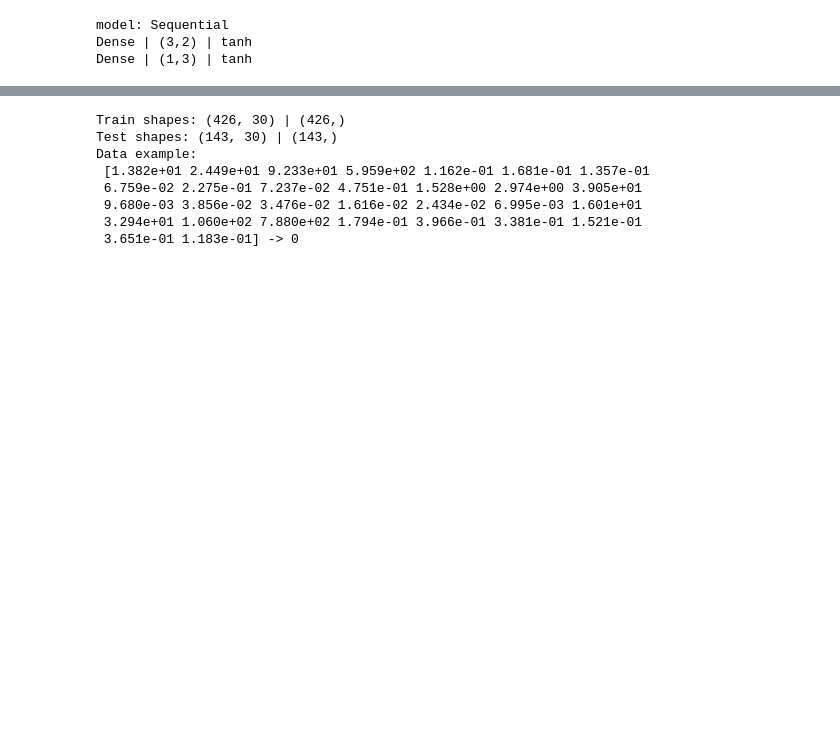
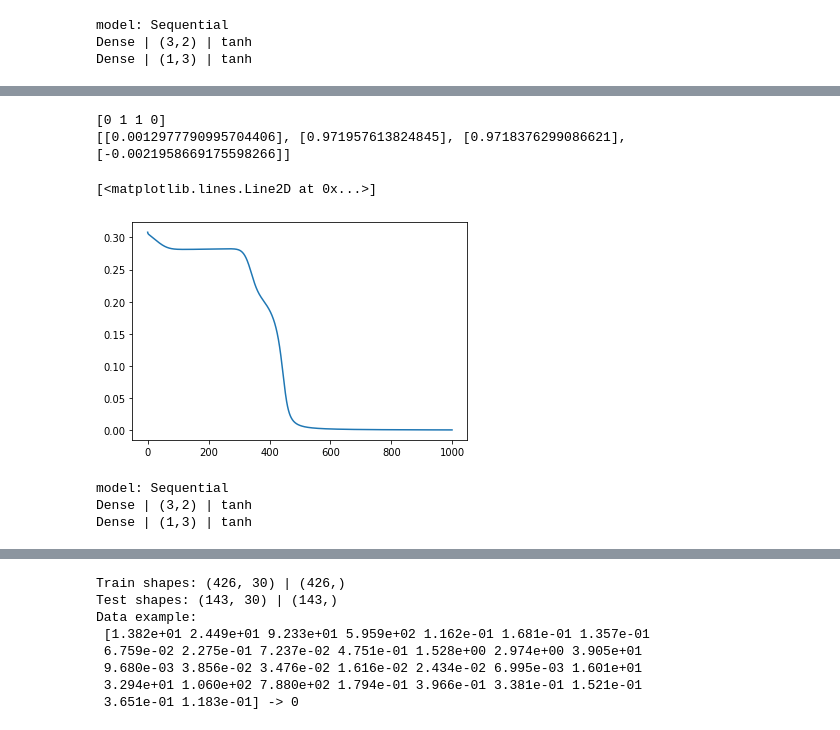
Before and after one commit to kuweg/purenn, a Jupyter notebook: pure_nn.ipynb, the cells around one changed output, grey strips where cells are left out. Cells and saved outputs as stored; diff of their text form; code cells hidden in the pictures; blank space fills up the shorter version.

```diff
--- a/pure_nn.ipynb
+++ b/pure_nn.ipynb
@@ -188,0 +234,8 @@ plt.plot(range(0, n_epochs), mean_error)
+# %%
+nn = Sequential(
+    input_shape = (None, 2),
+    layers = [
+        Dense(3, activation=tanh),
+        Dense(1, activation=tanh),
+    ]
+)
@@ -188,0 +251,26 @@ plt.plot(range(0, n_epochs), mean_error)
+# %%
+alpha = 0.1
+n_epochs = 1000
+errors = []
+wl = list(nn.weights.__dict__.values())
+for epoch in range(n_epochs):
+    er_ = []
+    for x_i, y_i in zip(x, y):
+
+        y_hat = nn.forward(x_i.T)
+        print("<{} | {}> -> {}".format(x_i, y_i, y_hat))
+        # error = categorical_cross_entropy(y_hat, y)
+        loss = mse(y_i, y_hat)
+        er_.append(loss.flatten())
+
+
+        error = mse_prime(y_i, y_hat)
+
+        for layer in reversed(wl):
+            error, dw, db = layer.backward(error)
+            layer.update_params(dw=dw*alpha, db=db*alpha)
+
+
+
+    errors.append(er_)
+    print("Epoch {}: Error - {}".format(epoch, loss))
@@ -188,0 +295,13 @@ plt.plot(range(0, n_epochs), mean_error)
+# %%
+import matplotlib.pyplot as plt
+
+print(y.flatten())
+print([nn.forward(x_i.T).flatten().tolist() for x_i in x])
+
+mean_error = [np.mean(error_i) for error_i in errors]
+plt.plot(range(0, n_epochs), mean_error)
+# %% [output]
+[0 1 1 0]
+[[0.0012977790995704406], [0.971957613824845], [0.9718376299086621], [-0.0021958669175598266]]
+[<matplotlib.lines.Line2D at 0x...>]
+[figure, added]
@@ -188,0 +330,6 @@ plt.plot(range(0, n_epochs), mean_error)
+# %%
+nn.info()
+# %% [output]
+model: Sequential
+Dense | (3,2) | tanh
+Dense | (1,3) | tanh
```
Also changed, not shown: parts of 34 cells of this notebook, 4 other files.
